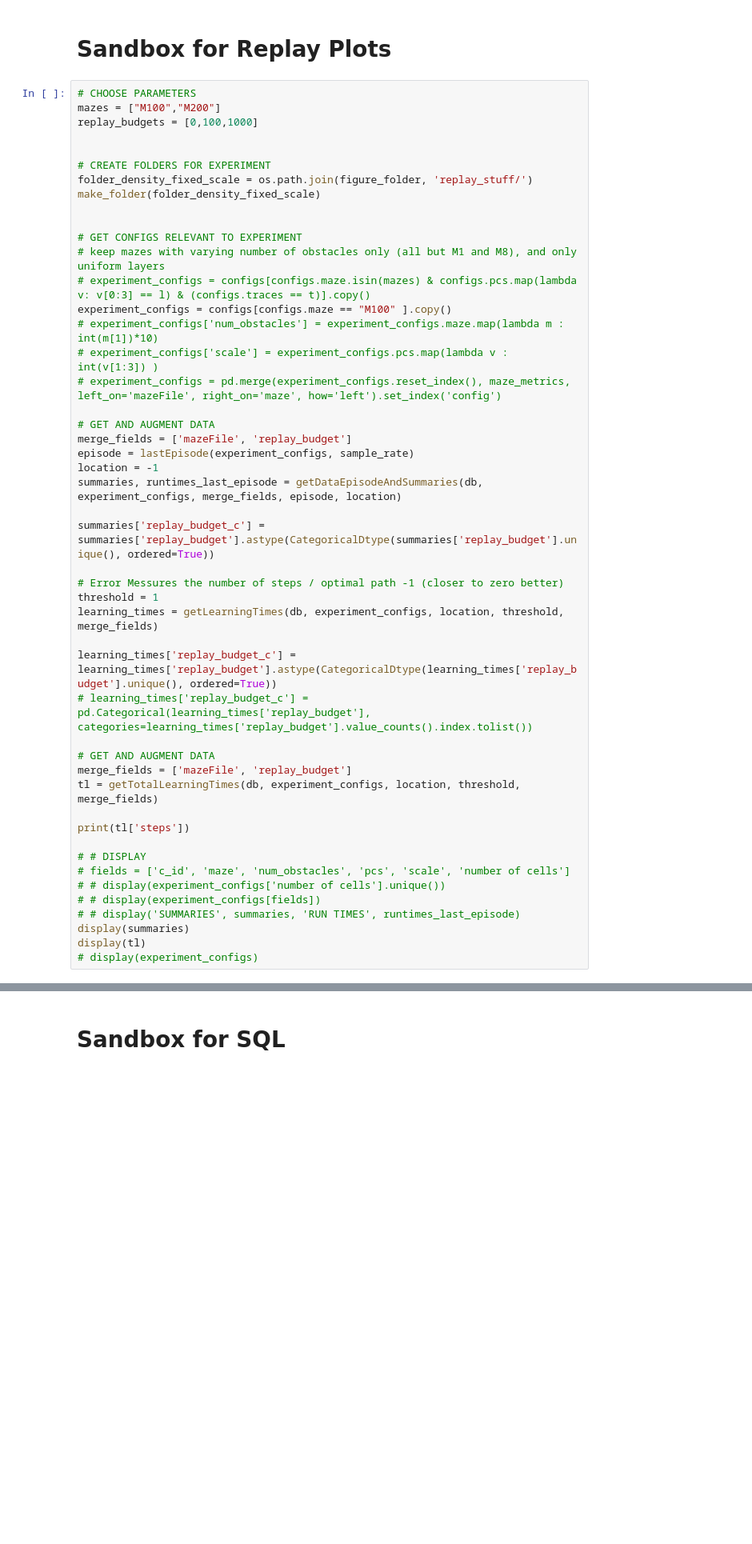
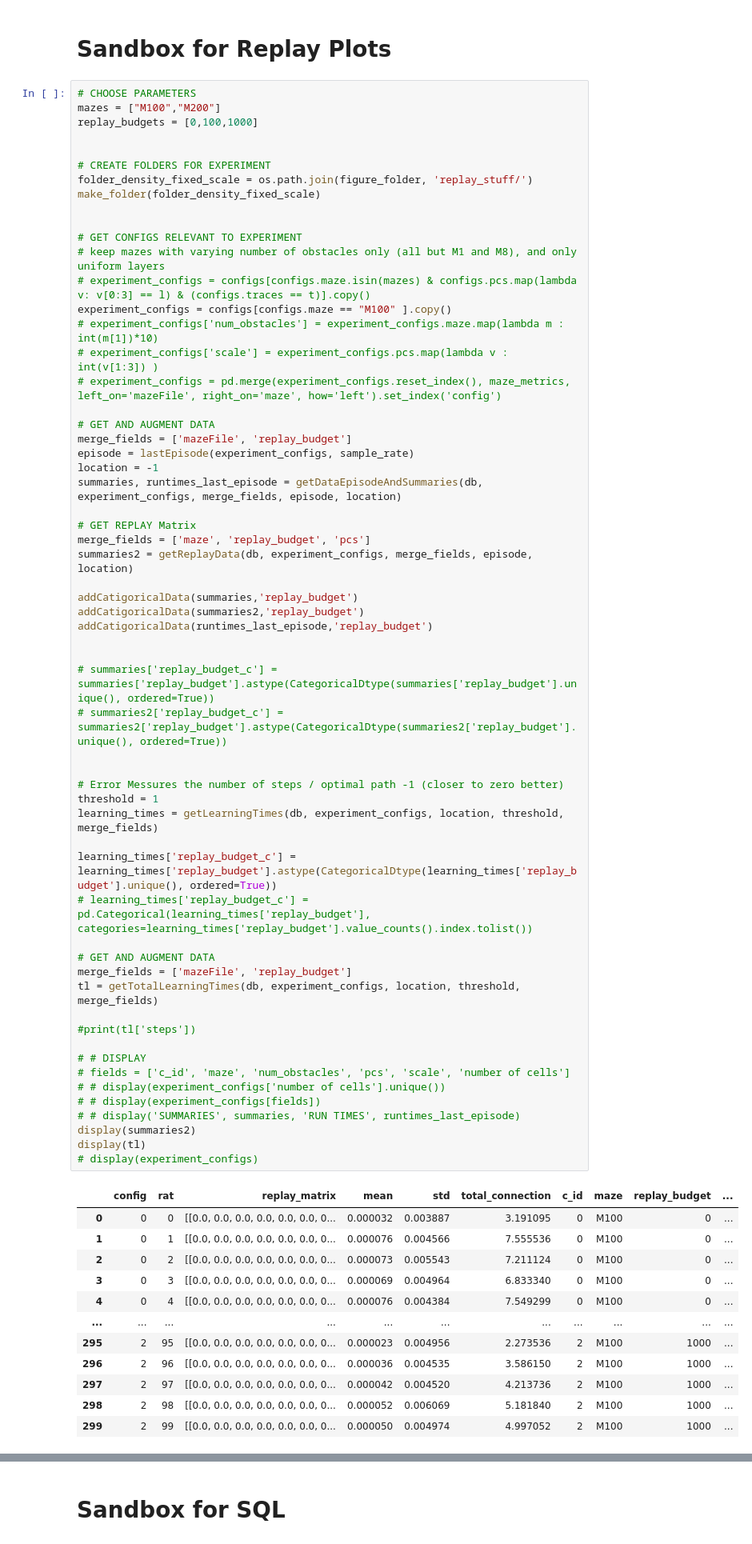
Before and after one commit to biorobaw/OpenReplay-F2021, a Jupyter notebook: articl2.ipynb, the cells around one changed output, grey strips where cells are left out. Shown: that part at 80% size. Drawn from its saved outputs; the diff is of its cells as text; blank space fills up the shorter version.

```diff
--- a/articl2.ipynb
+++ b/articl2.ipynb
@@ -220,33 +198,56 @@ experiment_configs = configs[configs.maze == "M100" ].copy()
 # experiment_configs['scale'] = experiment_configs.pcs.map(lambda v : int(v[1:3]) )
 # experiment_configs = pd.merge(experiment_configs.reset_index(), maze_metrics, left_on='mazeFile', right_on='maze', how='left').set_index('config')
 
 # GET AND AUGMENT DATA
 merge_fields = ['mazeFile', 'replay_budget']
 episode = lastEpisode(experiment_configs, sample_rate)
 location = -1
 summaries, runtimes_last_episode = getDataEpisodeAndSummaries(db, experiment_configs, merge_fields, episode, location)
 
-summaries['replay_budget_c'] = summaries['replay_budget'].astype(CategoricalDtype(summaries['replay_budget'].unique(), ordered=True))
+# GET REPLAY Matrix
+merge_fields = ['maze', 'replay_budget', 'pcs']
+summaries2 = getReplayData(db, experiment_configs, merge_fields, episode, location)
+
+addCatigoricalData(summaries,'replay_budget')
+addCatigoricalData(summaries2,'replay_budget')
+addCatigoricalData(runtimes_last_episode,'replay_budget')
+
+
+# summaries['replay_budget_c'] = summaries['replay_budget'].astype(CategoricalDtype(summaries['replay_budget'].unique(), ordered=True))
+# summaries2['replay_budget_c'] = summaries2['replay_budget'].astype(CategoricalDtype(summaries2['replay_budget'].unique(), ordered=True))
+
 
 # Error Messures the number of steps / optimal path -1 (closer to zero better)
 threshold = 1
 learning_times = getLearningTimes(db, experiment_configs, location, threshold, merge_fields)
 
 learning_times['replay_budget_c'] = learning_times['replay_budget'].astype(CategoricalDtype(learning_times['replay_budget'].unique(), ordered=True))
 # learning_times['replay_budget_c'] = pd.Categorical(learning_times['replay_budget'], categories=learning_times['replay_budget'].value_counts().index.tolist())
 
 # GET AND AUGMENT DATA
 merge_fields = ['mazeFile', 'replay_budget']
 tl = getTotalLearningTimes(db, experiment_configs, location, threshold, merge_fields)
 
-print(tl['steps'])
+#print(tl['steps'])
 
 # # DISPLAY
 # fields = ['c_id', 'maze', 'num_obstacles', 'pcs', 'scale', 'number of cells']
 # # display(experiment_configs['number of cells'].unique())
 # # display(experiment_configs[fields])
 # # display('SUMMARIES', summaries, 'RUN TIMES', runtimes_last_episode)
-display(summaries)
+display(summaries2)
 display(tl)
 # display(experiment_configs)
 # %% [output]
+|  | config | rat | replay_matrix | mean | std | total_connection | c_id | maze | replay_budget | ... |
+| 0 | 0 | 0 | [[0.0, 0.0, 0.0, 0.0, 0.0, 0.0, 0... | 0.000032 | 0.003887 | 3.191095 | 0 | M100 | 0 | ... |
+| 1 | 0 | 1 | [[0.0, 0.0, 0.0, 0.0, 0.0, 0.0, 0... | 0.000076 | 0.004566 | 7.555536 | 0 | M100 | 0 | ... |
+| 2 | 0 | 2 | [[0.0, 0.0, 0.0, 0.0, 0.0, 0.0, 0... | 0.000073 | 0.005543 | 7.211124 | 0 | M100 | 0 | ... |
+| 3 | 0 | 3 | [[0.0, 0.0, 0.0, 0.0, 0.0, 0.0, 0... | 0.000069 | 0.004964 | 6.833340 | 0 | M100 | 0 | ... |
+| 4 | 0 | 4 | [[0.0, 0.0, 0.0, 0.0, 0.0, 0.0, 0... | 0.000076 | 0.004384 | 7.549299 | 0 | M100 | 0 | ... |
+| ... | ... | ... | ... | ... | ... | ... | ... | ... | ... | ... |
+| 295 | 2 | 95 | [[0.0, 0.0, 0.0, 0.0, 0.0, 0.0, 0... | 0.000023 | 0.004956 | 2.273536 | 2 | M100 | 1000 | ... |
+| 296 | 2 | 96 | [[0.0, 0.0, 0.0, 0.0, 0.0, 0.0, 0... | 0.000036 | 0.004535 | 3.586150 | 2 | M100 | 1000 | ... |
+| 297 | 2 | 97 | [[0.0, 0.0, 0.0, 0.0, 0.0, 0.0, 0... | 0.000042 | 0.004520 | 4.213736 | 2 | M100 | 1000 | ... |
+| 298 | 2 | 98 | [[0.0, 0.0, 0.0, 0.0, 0.0, 0.0, 0... | 0.000052 | 0.006069 | 5.181840 | 2 | M100 | 1000 | ... |
+| 299 | 2 | 99 | [[0.0, 0.0, 0.0, 0.0, 0.0, 0.0, 0... | 0.000050 | 0.004974 | 4.997052 | 2 | M100 | 1000 | ... |
```
Also changed, not shown: parts of 11 cells of this notebook, 13 other files.
